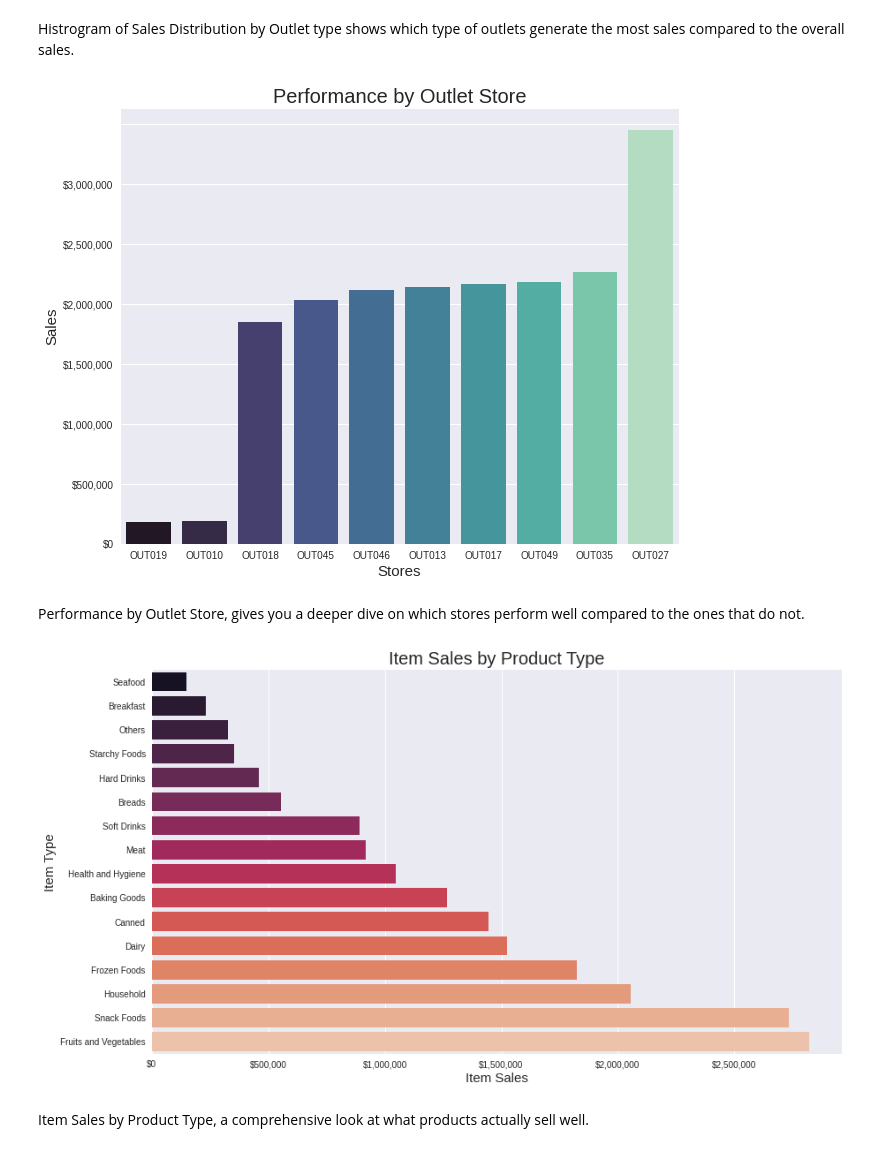
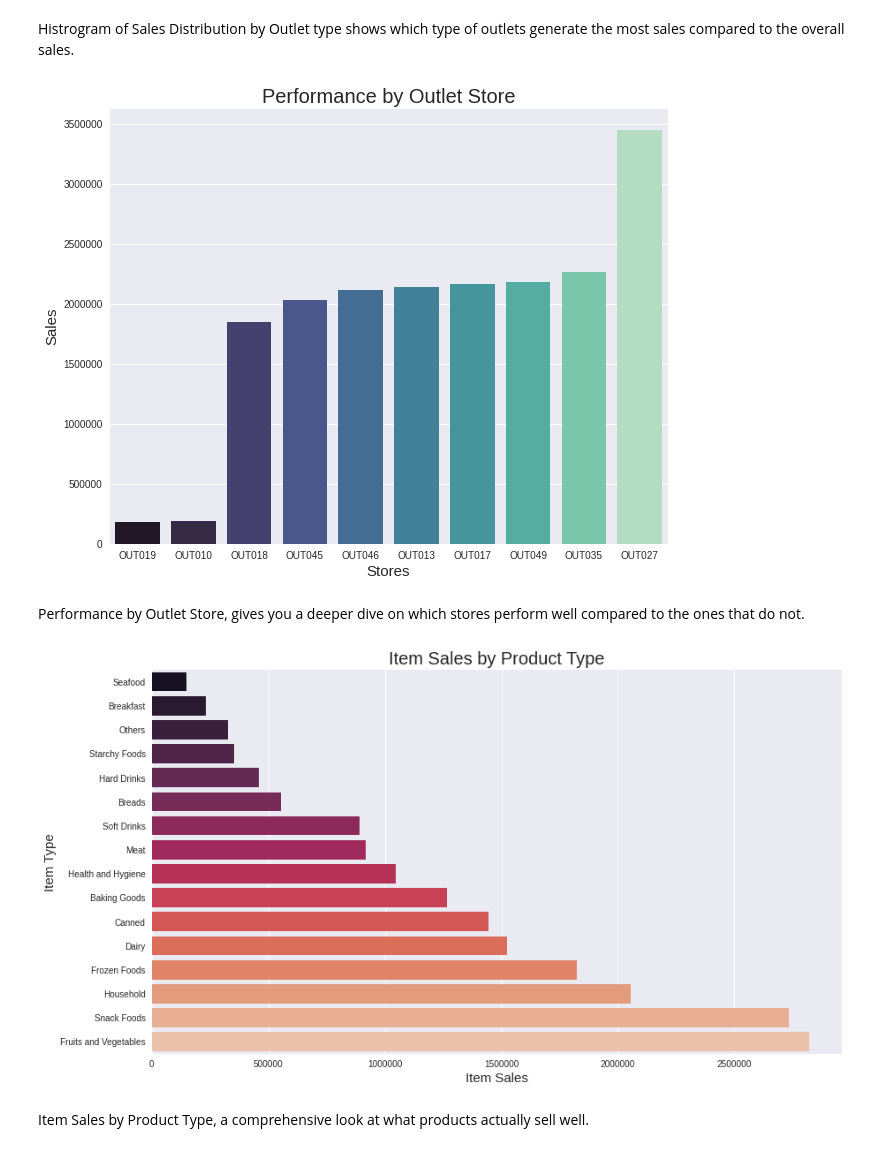
Before and after one commit to thelemoncookie-data/01_Project, a Jupyter notebook: Sales_Predictions_Part_2.ipynb, the cells around one changed output. Saved outputs shown, nothing was run; the diff lists cells and outputs as text; code cells hidden in the pictures.

```diff
--- a/Sales_Predictions_Part_2.ipynb
+++ b/Sales_Predictions_Part_2.ipynb
@@ -18,5 +18,5 @@ Mounted at /content/drive
 # %%
-sales = pd.read_csv('/content/drive/MyDrive/02 Week 2: Pandas/sales_predictions (2).csv')
+sales = pd.read_csv('/content/drive/MyDrive/Stack 1/02 Week 2: Pandas/sales_predictions (2).csv')
 # %% [markdown]
 ## Part 2
 # %%
@@ -183,21 +183,21 @@ Histrogram of Sales Distribution by Outlet type shows which type of outlets gene
 # %%
 outlet_sales = sales.groupby(['outlet_type', 'outlet_id'])['item_sales'].sum().sort_values()
 outlet_sales = outlet_sales.to_frame().reset_index()
 
 sequential_colors = sns.color_palette("mako", 10)
 plt.style.use('seaborn')
 fig, ax = plt.subplots(figsize=(10,8))
 
 sns.barplot(data=outlet_sales, x='outlet_id', y='item_sales', ci=None, palette=sequential_colors)
 plt.title('Performance by Outlet Store', fontsize=20)
 
 plt.xlabel('Stores', fontsize=15)
 plt.ylabel('Sales', fontsize=15)
-plt.gca().set_yticklabels(['${:,.0f}'.format(i) for i in current_values])
+plt.ticklabel_format(axis="y", style="plain", scilimits=(0,0))
 
 plt.show()
 # %% [output]
-[figure, old version]
+[figure, new version]
 # %% [markdown]
 Performance by Outlet Store, gives you a deeper dive on which stores perform well compared to the ones that do not.
 # %%
@@ -212,10 +212,10 @@ plt.title('Item Sales by Product Type', fontsize=20)
 plt.ylabel('Item Type', fontsize=15)
 plt.xlabel('Item Sales', fontsize=15)
 current_values = plt.gca().get_xticks()
-plt.gca().set_xticklabels(['${:,.0f}'.format(i) for i in current_values])
+plt.ticklabel_format(axis="x", style="plain", scilimits=(0,0))
 
 plt.show()
 # %% [output]
-[figure, old version]
+[figure, new version]
 # %% [markdown]
 Item Sales by Product Type, a comprehensive look at what products actually sell well.
```
Also changed, not shown: parts of 9 cells of this notebook.
